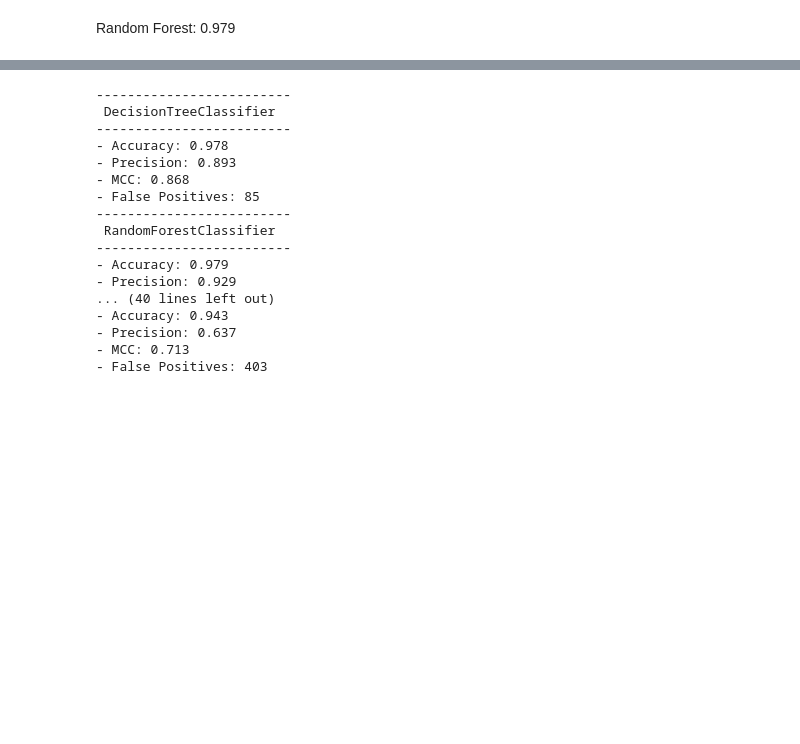
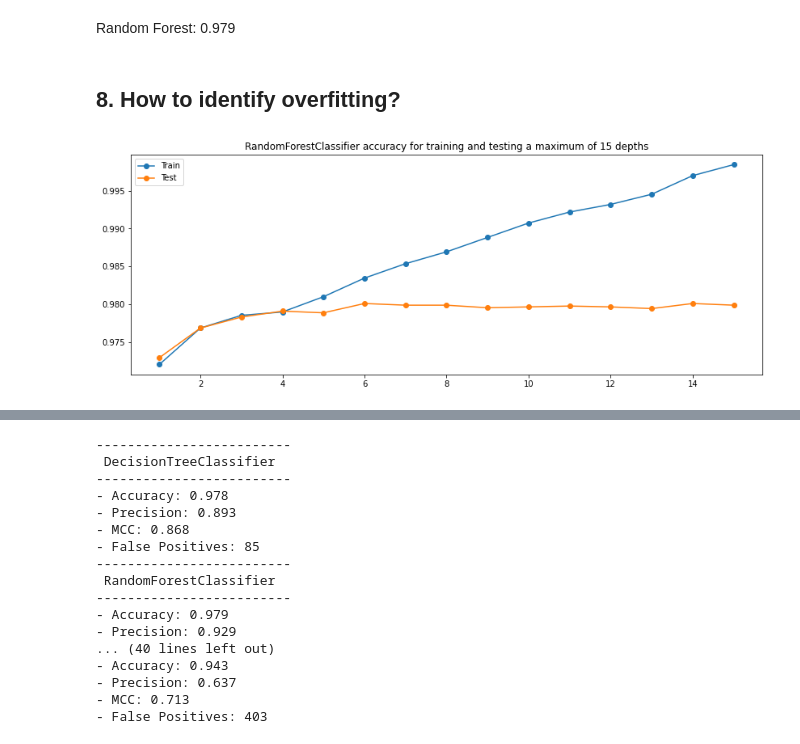
Before and after one commit to tamagusko/workshop-intro-ml, a Jupyter notebook: introMLcolab.ipynb, the cells around one changed output, grey strips where cells are left out. Cells and saved outputs as stored; diff of their text form; code cells hidden in the pictures; blank space fills up the shorter version.

Commit message:
add overfitting example

````diff
--- a/introMLcolab.ipynb
+++ b/introMLcolab.ipynb
@@ -803,4 +750,34 @@ print(f'Random Forest: {result:0.3f}')
 ```
 # %% [markdown]
 Random Forest: 0.979
+# %% [markdown]
+## 8. How to identify overfitting?
+# %%
+maxDepths = 15
+
+depths = [i for i in range(1, maxDepths+1)]  # +1 to include run 20
+train_results, test_results = list(), list()
+
+for i in depths:
+    MODEL = RandomForestClassifier(max_depth=i, random_state=42)
+    MODEL.fit(X_train, y_train)
+    method = MODEL.__class__.__name__
+    # train
+    y_pred_train = MODEL.predict(X_train)
+    train_accuracy = accuracy_score(y_train, y_pred_train)
+    train_results.append(train_accuracy)
+    # test
+    y_pred_test = MODEL.predict(X_test)
+    test_accuracy = accuracy_score(y_test, y_pred_test)
+    test_results.append(test_accuracy)
+
+# Results train vs test
+plt.figure(figsize=(14, 5))
+plt.plot(depths, train_results, '-o', label='Train')
+plt.plot(depths, test_results, '-o', label='Test')
+plt.legend(loc="best")
+plt.title(f"{method} accuracy for training and testing a maximum of {maxDepths} depths")
+plt.show()
+# %% [output]
+[figure, added]
 # %% [markdown]
````
Also changed, not shown: parts of 10 cells of this notebook, 7 other files.
